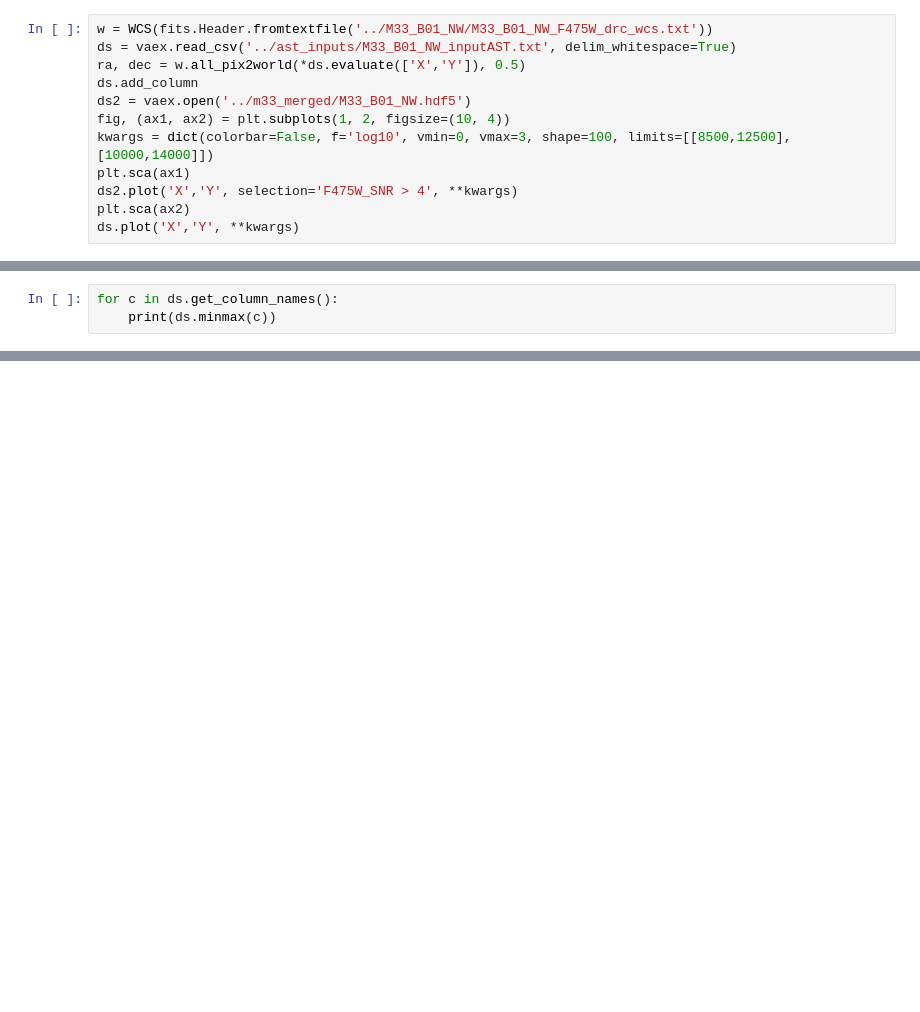
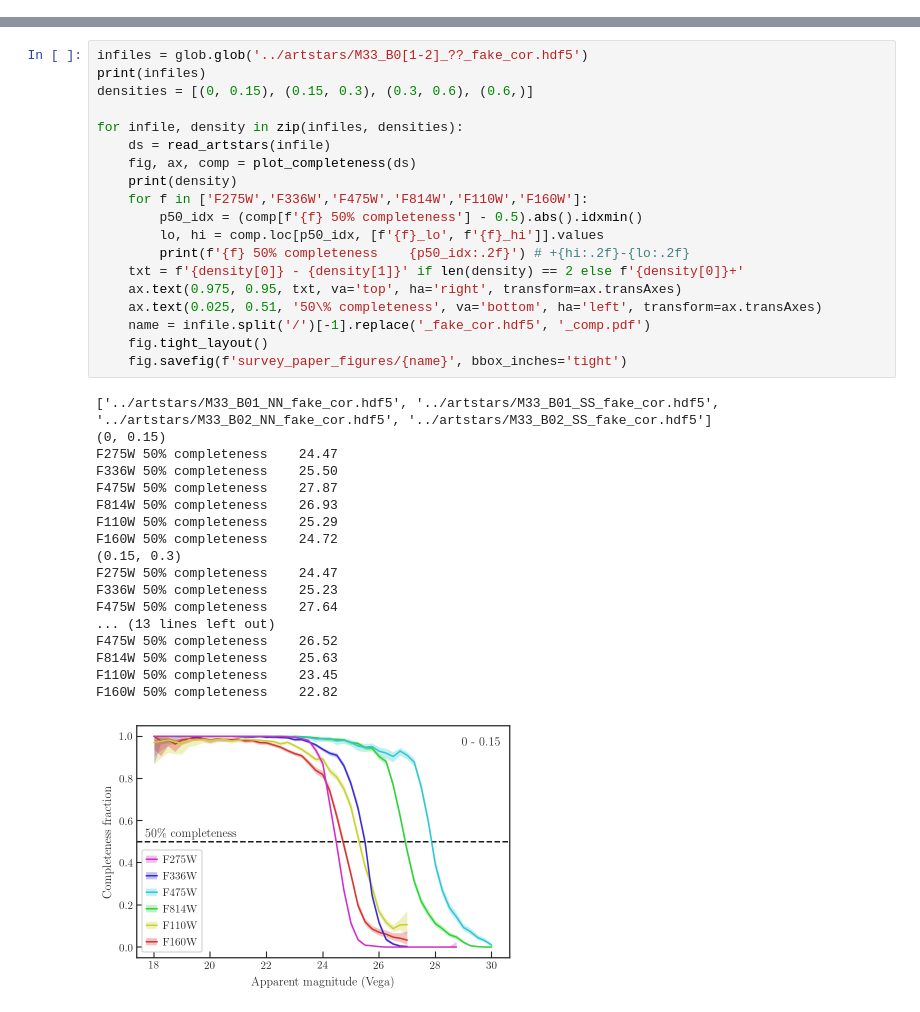
Before and after one commit to meredith-durbin/m33_survey_plots, a Jupyter notebook: AST plots.ipynb, the cells around one changed output, grey strips where cells are left out. Saved outputs shown, nothing was run; the diff lists cells and outputs as text; blank space fills up the shorter version.

Commit message:
add lo-hi density plots

```diff
--- a/AST plots.ipynb
+++ b/AST plots.ipynb
@@ -33,15 +38,3 @@ sns.set(style='ticks',
 pal = sns.color_palette('colorblind')
 dark = sns.color_palette('dark')
 sns.set_palette(pal)
-# %%
-w = WCS(fits.Header.fromtextfile('../M33_B01_NW/M33_B01_NW_F475W_drc_wcs.txt'))
-ds = vaex.read_csv('../ast_inputs/M33_B01_NW_inputAST.txt', delim_whitespace=True)
-ra, dec = w.all_pix2world(*ds.evaluate(['X','Y']), 0.5)
-ds.add_column
-ds2 = vaex.open('../m33_merged/M33_B01_NW.hdf5')
-fig, (ax1, ax2) = plt.subplots(1, 2, figsize=(10, 4))
-kwargs = dict(colorbar=False, f='log10', vmin=0, vmax=3, shape=100, limits=[[8500,12500],[10000,14000]])
-plt.sca(ax1)
-ds2.plot('X','Y', selection='F475W_SNR > 4', **kwargs)
-plt.sca(ax2)
-ds.plot('X','Y', **kwargs)
@@ -79,3 +40,0 @@ ds.length()
-# %%
-for c in ds.get_column_names():
-    print(ds.minmax(c))
@@ -93,0 +103,38 @@ for c in ds.get_column_names():
+# %%
+infiles = glob.glob('../artstars/M33_B0[1-2]_??_fake_cor.hdf5')
+print(infiles)
+densities = [(0, 0.15), (0.15, 0.3), (0.3, 0.6), (0.6,)]
+
+for infile, density in zip(infiles, densities):
+    ds = read_artstars(infile)
+    fig, ax, comp = plot_completeness(ds)
+    print(density)
+    for f in ['F275W','F336W','F475W','F814W','F110W','F160W']:
+        p50_idx = (comp[f'{f} 50% completeness'] - 0.5).abs().idxmin()
+        lo, hi = comp.loc[p50_idx, [f'{f}_lo', f'{f}_hi']].values
+        print(f'{f} 50% completeness    {p50_idx:.2f}') # +{hi:.2f}-{lo:.2f}
+    txt = f'{density[0]} - {density[1]}' if len(density) == 2 else f'{density[0]}+'
+    ax.text(0.975, 0.95, txt, va='top', ha='right', transform=ax.transAxes)
+    ax.text(0.025, 0.51, '50\% completeness', va='bottom', ha='left', transform=ax.transAxes)
+    name = infile.split('/')[-1].replace('_fake_cor.hdf5', '_comp.pdf')
+    fig.tight_layout()
+    fig.savefig(f'survey_paper_figures/{name}', bbox_inches='tight')
+# %% [output]
+['../artstars/M33_B01_NN_fake_cor.hdf5', '../artstars/M33_B01_SS_fake_cor.hdf5', '../artstars/M33_B02_NN_fake_cor.hdf5', '../artstars/M33_B02_SS_fake_cor.hdf5']
+(0, 0.15)
+F275W 50% completeness    24.47
+F336W 50% completeness    25.50
+F475W 50% completeness    27.87
+F814W 50% completeness    26.93
+F110W 50% completeness    25.29
+F160W 50% completeness    24.72
+(0.15, 0.3)
+F275W 50% completeness    24.47
+F336W 50% completeness    25.23
+F475W 50% completeness    27.64
+... (13 lines left out)
+F475W 50% completeness    26.52
+F814W 50% completeness    25.63
+F110W 50% completeness    23.45
+F160W 50% completeness    22.82
+[figure, added]
```
Also changed, not shown: parts of 10 cells of this notebook, 22 other files.
